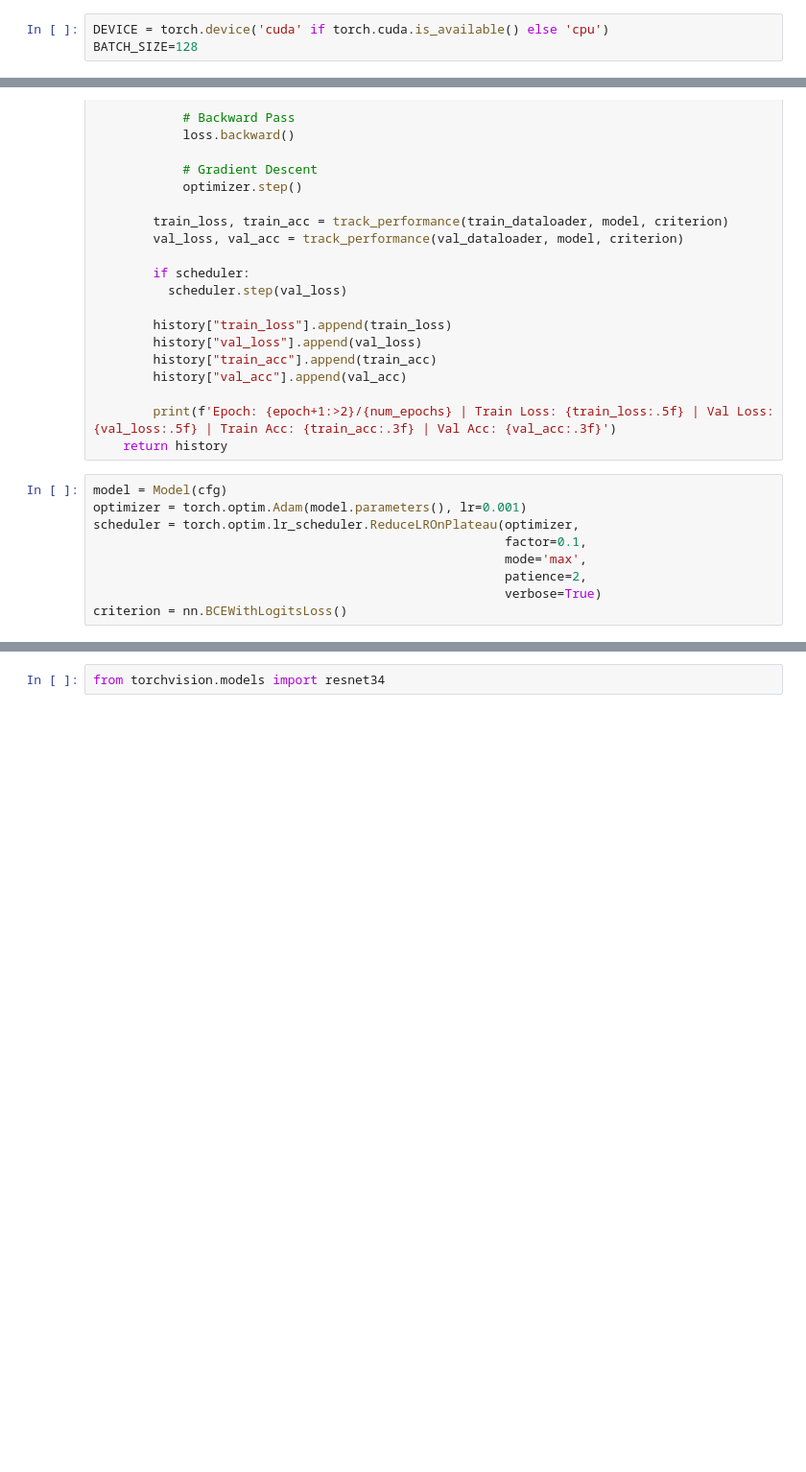
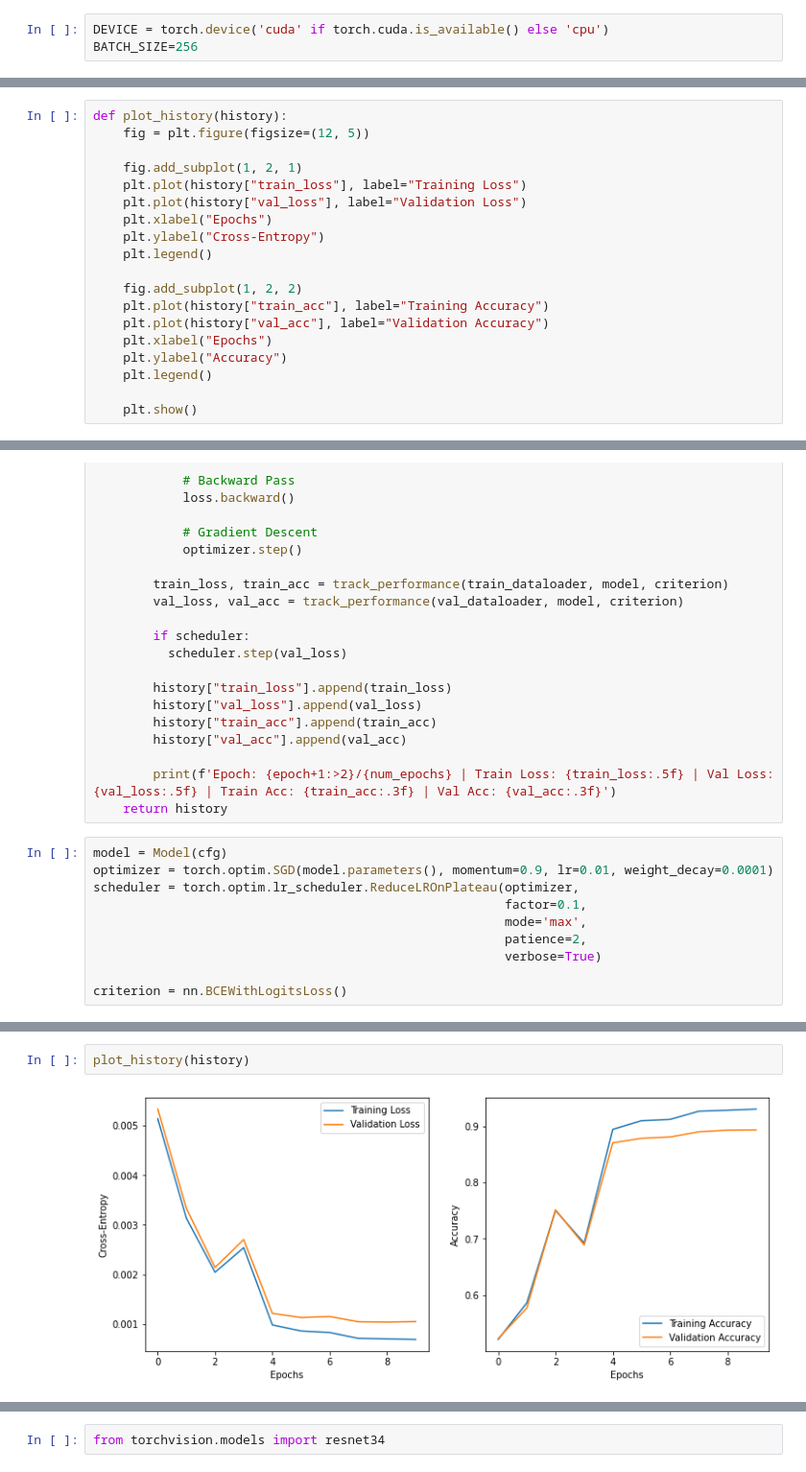
Before and after one commit to World4AI/World4AI, a Jupyter notebook: website/src/notebooks/convolutional_neural_networks/resnet.ipynb, the cells around one changed output, grey strips where cells are left out. Shown: that part at 96% size. Saved outputs shown, nothing was run; the diff lists cells and outputs as text; blank space fills up the shorter version.

```diff
--- a/website/src/notebooks/convolutional_neural_networks/resnet.ipynb
+++ b/website/src/notebooks/convolutional_neural_networks/resnet.ipynb
@@ -89,6 +95,6 @@ test_dataset = ImageFolder(root=root / 'test', transform=test_transform)
 # %%
 DEVICE = torch.device('cuda' if torch.cuda.is_available() else 'cpu')
-BATCH_SIZE=128
+BATCH_SIZE=256
 # %%
 train_dataloader = DataLoader(dataset=train_dataset, batch_size=BATCH_SIZE, shuffle=True, num_workers=2, drop_last=True)
 val_dataloader = DataLoader(dataset=val_dataset, batch_size=BATCH_SIZE, shuffle=False, num_workers=2, drop_last=False)
@@ -200,6 +214,25 @@ def track_performance(dataloader, model, criterion):
 
     # we return the average loss and the accuracy
     return loss_sum/num_samples, num_correct/num_samples
+# %%
+def plot_history(history):
+    fig = plt.figure(figsize=(12, 5))
+
+    fig.add_subplot(1, 2, 1)
+    plt.plot(history["train_loss"], label="Training Loss")
+    plt.plot(history["val_loss"], label="Validation Loss")
+    plt.xlabel("Epochs")
+    plt.ylabel("Cross-Entropy")
+    plt.legend()
+
+    fig.add_subplot(1, 2, 2)
+    plt.plot(history["train_acc"], label="Training Accuracy")
+    plt.plot(history["val_acc"], label="Validation Accuracy")
+    plt.xlabel("Epochs")
+    plt.ylabel("Accuracy")
+    plt.legend()
+
+    plt.show()
 # %%
 def train(num_epochs, train_dataloader, val_dataloader, model, criterion, optimizer, scheduler=None):
     history = {"train_loss": [], "val_loss": [], "train_acc": [], "val_acc": []}
@@ -242,10 +275,11 @@ def train(num_epochs, train_dataloader, val_dataloader, model, criterion, optimi
     return history
 # %%
 model = Model(cfg)
-optimizer = torch.optim.Adam(model.parameters(), lr=0.001)
+optimizer = torch.optim.SGD(model.parameters(), momentum=0.9, lr=0.01, weight_decay=0.0001)
 scheduler = torch.optim.lr_scheduler.ReduceLROnPlateau(optimizer,
                                                        factor=0.1,
                                                        mode='max',
                                                        patience=2,
                                                        verbose=True)
+
 criterion = nn.BCEWithLogitsLoss()
@@ -266,0 +304,4 @@ Epoch: 10/10 | Train Loss: 0.00145 | Val Loss: 0.00195 | Train Acc: 0.924 | Val
+# %%
+plot_history(history)
+# %% [output]
+[figure, added]
```
Also changed, not shown: parts of 16 cells of this notebook.
